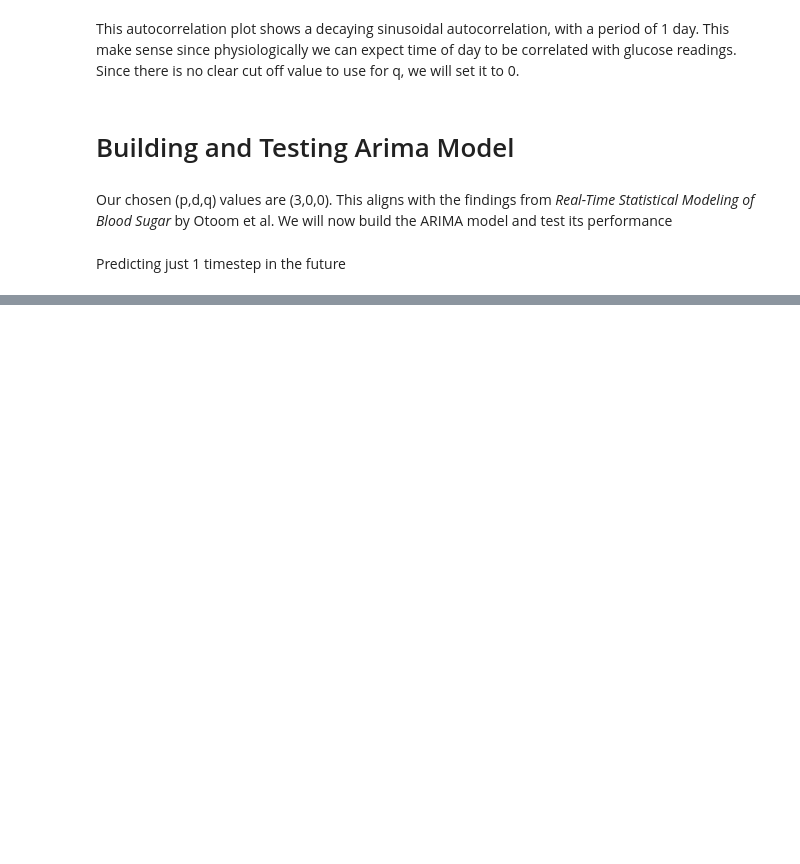
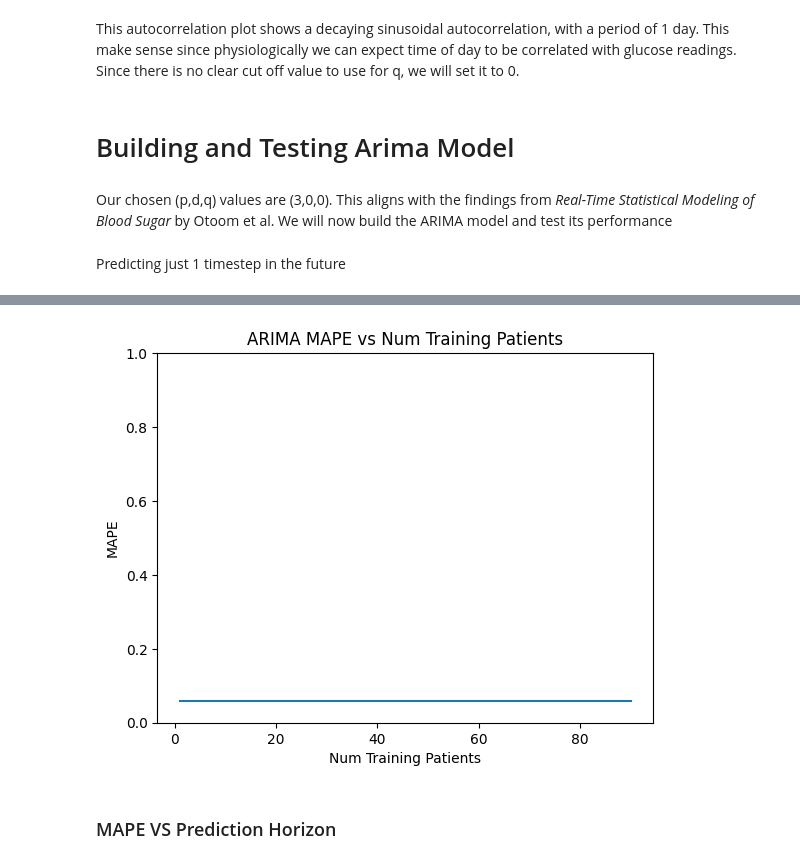
Before and after one commit to rewazzu/cgm-deeplearning, a Jupyter notebook: ARIMA.ipynb, the cells around one changed output, grey strips where cells are left out. Drawn from its saved outputs; the diff is of its cells as text; code cells hidden in the pictures; blank space fills up the shorter version.

```diff
--- a/ARIMA.ipynb
+++ b/ARIMA.ipynb
@@ -132,0 +170,14 @@ tensor(0.0703)
+# %%
+x  = [1, 10, 20, 30, 40, 50, 60, 70, 80, 90]
+y = [0.0575 for y in x]
+plt.figure()
+plt.plot(x,y)
+plt.title("ARIMA MAPE vs Num Training Patients")
+plt.xlabel("Training Patients")
+plt.ylabel("MAPE")
+plt.ylim([0,1])
+plt.show()
+# %% [output]
+[figure, added]
+# %% [markdown]
+### MAPE VS Prediction Horizon
```
Also changed, not shown: parts of 14 cells of this notebook, 3 other files.
